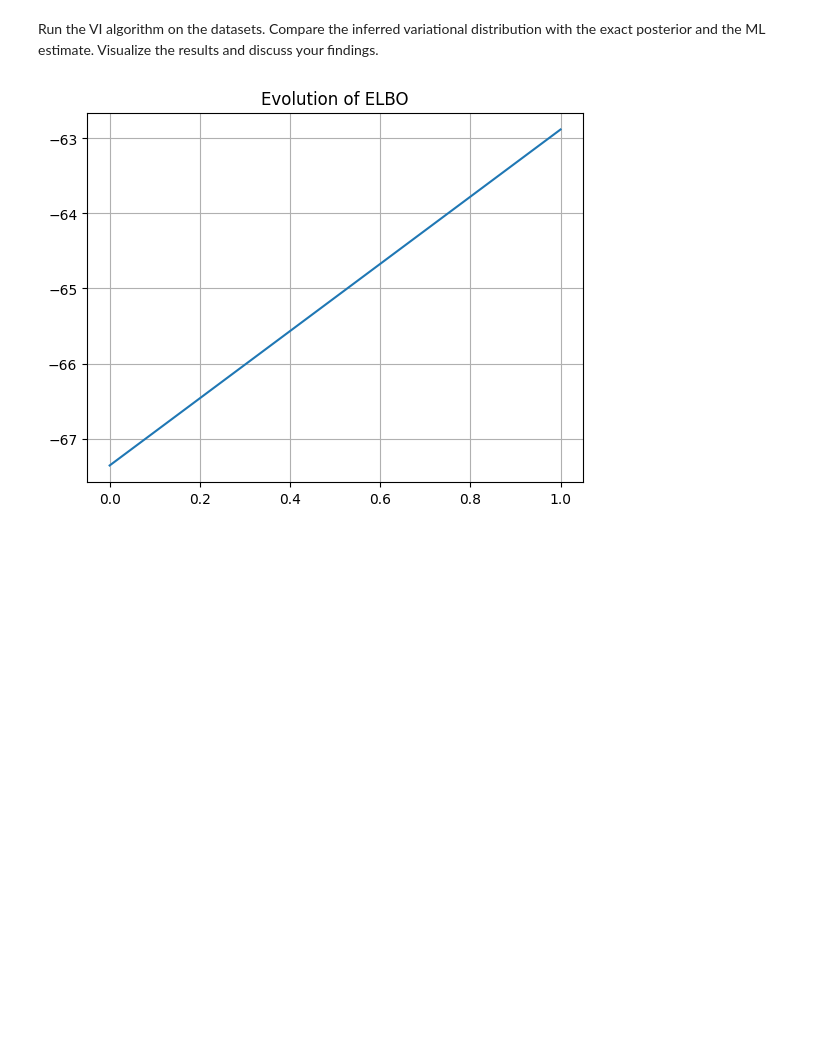
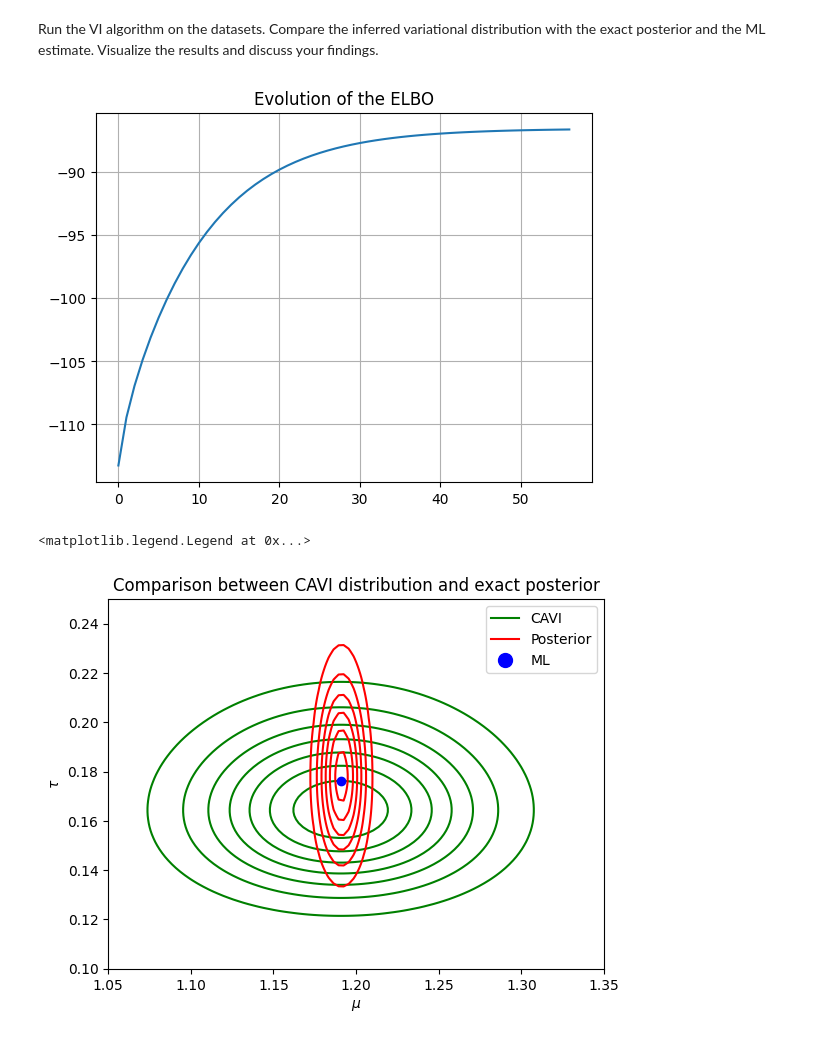
Before and after one commit to imjustmark/ML-Advanced-1A, a Jupyter notebook: 1A-2-HT24.ipynb, the cells around one changed output. Drawn from its saved outputs; the diff is of its cells as text; code cells hidden in the pictures; blank space fills up the shorter version.

```diff
--- a/1A-2-HT24.ipynb
+++ b/1A-2-HT24.ipynb
@@ -82,14 +73,16 @@ b_0 = 1
 # %% [markdown]
 Continue with a helper function that computes ELBO:
 # %%
-from scipy.special import digamma, gamma
+from scipy.special import digamma
+from scipy.special import gamma as gamma_function
 sq2 = np.square
 def compute_elbo (D, a_0, b_0, mu_0, lambda_0, a_N , b_N, mu_N, lambda_N):
   N = D.shape[0]
-  # given the prior and posterior parameters together with the data,
-  # compute ELBO here
-  return ((N-3)/2 + a_0 + a_N)*(digamma(a_N) - np.log(b_N)) -0.5 * np.log(lambda_N) + lambda_N*sq2(mu_N) + a_N*(np.log(b_N)-1)-np.log(gamma(a_N))     -0.5*a_N/b_N * ( (N+lambda_0)/lambda_N  - (N+lambda_0)*sq2(mu_N) - 2*mu_N * (lambda_0*mu_0 + np.sum(D, axis=0)) + lambda_0*sq2(mu_0) + 2*b_0 + np.sum(sq2(D), axis=0))
-   # +f(a_0, b_0, lambda_0, D)
+  digamma_term = ((N-3)/2 + a_0 + a_N)*(digamma(a_N) - np.log(b_N))
+  constants_term = -0.5 * np.log(lambda_N) + lambda_N*sq2(mu_N) + a_N*(np.log(b_N)-1)-np.log(gamma_function(a_N))
+  fraction_term = -0.5*a_N/b_N * ( (N+lambda_0)/lambda_N  - (N+lambda_0)*sq2(mu_N) - 2*mu_N * (lambda_0*mu_0 + np.sum(D, axis=0)) + lambda_0*sq2(mu_0) + 2*b_0 + np.sum(sq2(D), axis=0))
+  return digamma_term + constants_term + fraction_term
+  # +f(a_0, b_0, lambda_0, D)
 # %% [markdown]
 Now, implement the CAVI algorithm:
 # %%
@@ -150,19 +144,41 @@ def CAVI(D, a_0, b_0, mu_0, lambda_0):
 Run the VI algorithm on the datasets. Compare the inferred variational
 distribution with the exact posterior and the ML estimate. Visualize the results and discuss your
 findings.
-# %%
-# Insert your main code here
-# Example flow for dataset_2:
-mu_ml, tau_ml = ML_est(dataset_2, a_0, b_0, mu_0, lambda_0)
-a_N, b_N, mu_N, lambda_N, elbos = CAVI(dataset_2, a_0, b_0, mu_0, lambda_0)
-
-
-plt.plot(elbos[1:])
-plt.grid(True)
-plt.title("Evolution of ELBO")
-plt.show()
-# exact_post_dist_param = compute_exact_posterior(dataset_2, a_0, b_0, mu_0, lambda_0)
-
-  ##  compare exact_post_dist with the CAVI result ( = q(a_N, b_N, mu_N, lambda_N) ) using for ex. contour plots, show also ML estimate on this plot
-# %% [output]
-[figure, removed]
+# %%
+from scipy.stats import norm
+from scipy.stats import gamma as gamma_dist
+from matplotlib.lines import Line2D
+
+mu_ml, tau_ml = ML_est(dataset_2, a_0, b_0, mu_0, lambda_0)
+a_N, b_N, mu_N, lambda_N, elbos = CAVI(dataset_2, a_0, b_0, mu_0, lambda_0)
+
+# Plot convergence of the ELBO
+plt.plot(elbos[1:])
+plt.grid(True)
+plt.title("Evolution of the ELBO")
+plt.show()
+
+# Plot exact posterior and CAVI result
+mus = np.linspace(1.05, 1.35, 100)
+taus = np.linspace(0.1, 0.25, 100)
+X, Y = np.meshgrid(mus,taus)
+
+exact_post_dist_param = compute_exact_posterior(dataset_2, a_0, b_0, mu_0, lambda_0)
+cavi_param = [a_N[-1], b_N[-1], mu_N[-1], lambda_N[-1]]
+cavi_distribution = gamma_dist.pdf(x=Y, a=cavi_param[0], scale=1/cavi_param[1]) * norm.pdf(x=X, loc=cavi_param[2], scale=1/cavi_param[3])
+posterior_distribution = gamma_dist.pdf(x=Y, a=exact_post_dist_param[0], scale=1/exact_post_dist_param[1]) * norm.pdf(x=X,loc=exact_post_dist_param[2], scale=1/exact_post_dist_param[3])
+
+fig, ax = plt.subplots()
+cs = ax.contour(X,Y,cavi_distribution, colors="green")
+cs = ax.contour(X,Y,posterior_distribution, colors="red")
+ax.plot(mu_ml, tau_ml, marker="o", markeredgecolor="blue", markerfacecolor="blue", label="ML")
+plt.xlabel("$\mu$")
+plt.ylabel("$\\tau$")
+plt.title("Comparison between CAVI distribution and exact posterior")
+legend_elements = [Line2D([],[],color=c) for c in ["green","red"]] + [Line2D([0], [0], marker='o', color='blue', label='ML',
+                                                                      markerfacecolor='blue', markersize=10, ls = '')]
+plt.legend(legend_elements,["CAVI", "Posterior", "ML"])
+# %% [output]
+[figure, added]
+<matplotlib.legend.Legend at 0x...>
+[figure, added]
```
Also changed, not shown: parts of 5 cells of this notebook.
